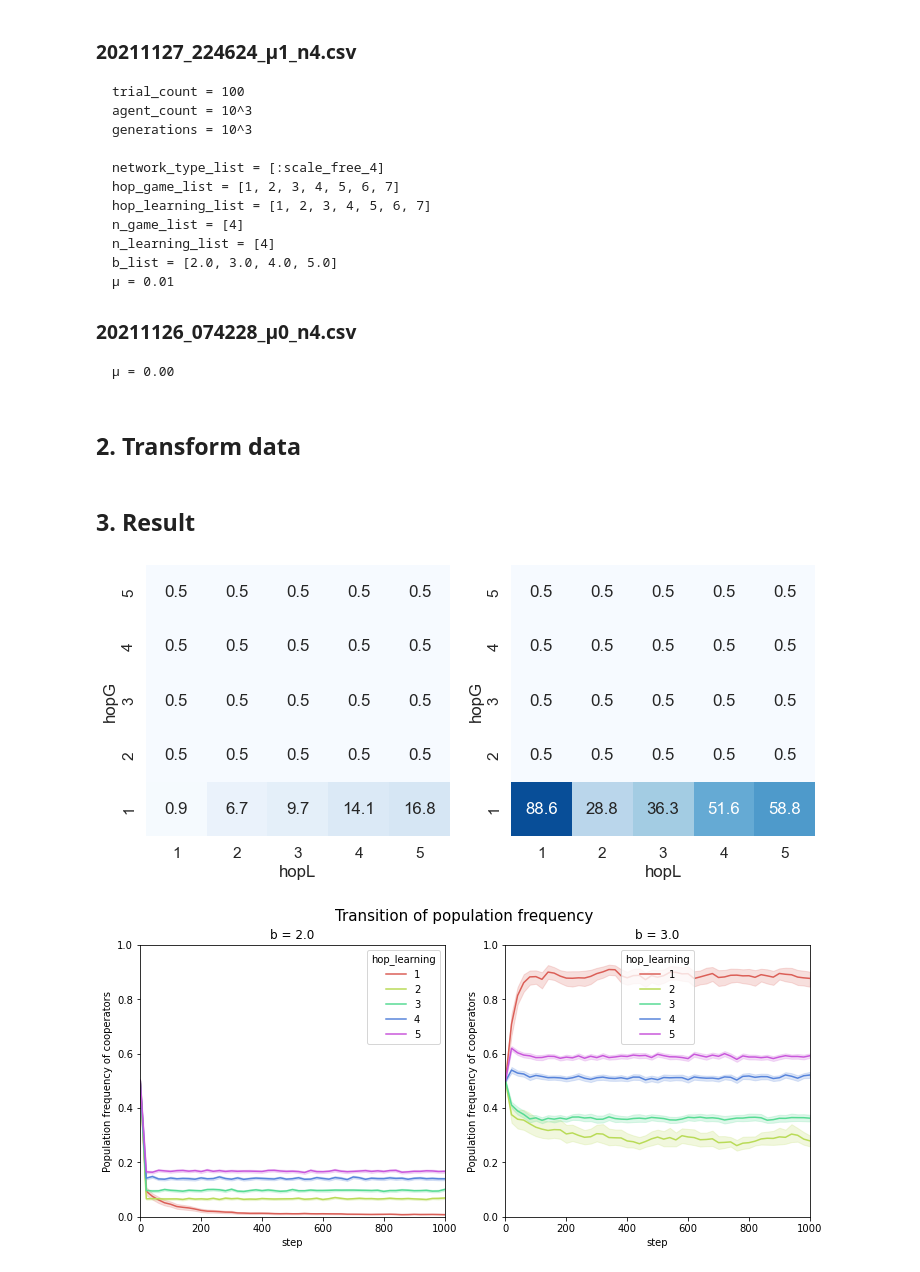
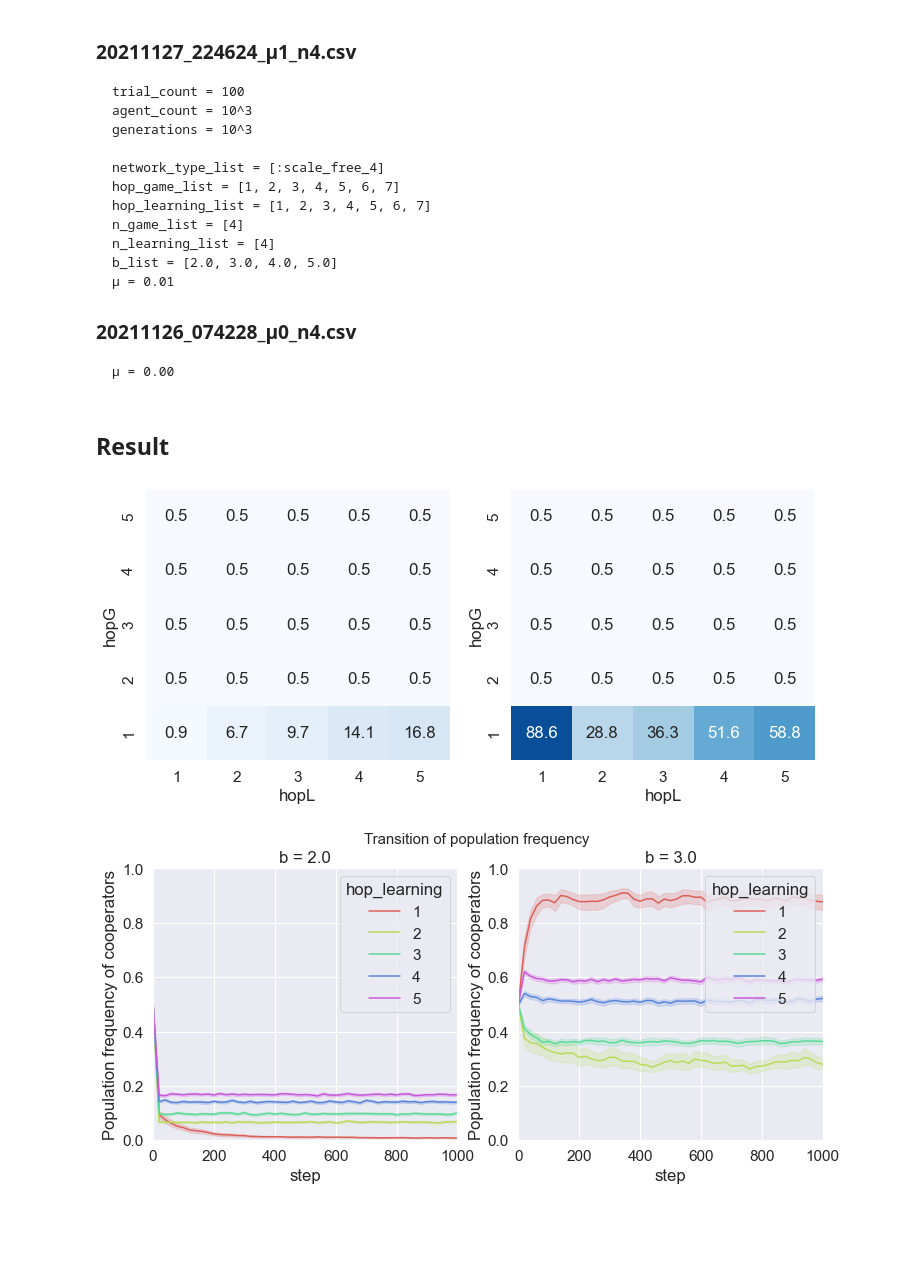
Before and after one commit to mas178/social-simulation, a Jupyter notebook: Inaba2021/Fig3.ipynb, the cells around one changed output. Drawn from its saved outputs; the diff is of its cells as text; code cells hidden in the pictures; blank space fills up the shorter version.

```diff
--- a/Inaba2021/Fig3.ipynb
+++ b/Inaba2021/Fig3.ipynb
@@ -56,6 +58,13 @@ def mean_by_hop_b(df: pd.DataFrame) -> pd.DataFrame:
     ]).agg({
         'cooperator_rate': np.mean
     }).reset_index()
+
+def transform_for_heatmaps(df: pd.DataFrame, network_type: str) -> pd.DataFrame:
+    _df = filter_by_network_hop_n_b(df, network_type, [1, 2, 3, 4, 5], [1, 2, 3, 4, 5], 4, 4, [2, 3])
+    _df = filter_by_step(_df, 800)
+    _df = mean_by_hop_b(_df)
+    _df['cooperator_rate'] = _df['cooperator_rate'] * 100
+    return _df
 
 def pibot_by_hop(df: pd.DataFrame) -> pd.DataFrame:
     return pd.pivot_table(
@@ -88,3 +97,10 @@ def draw_lines(df: pd.DataFrame):
         palette = sns.color_palette('hls', len(set(df.hop_learning)))
         sns.lineplot(data=_df, x='step', y='cooperator_rate', hue='hop_learning', palette=palette, ax=axes[x])
         # plt.savefig('img/draw_lines_b{}.png'.format(b), dpi = 300)
+
+def show(csv_file_name: str):
+    df = load_df_all(csv_file_name)
+    df_last200 = transform_for_heatmaps(df, 'scale_free_4')
+    df_learning = filter_by_network_hop_n_b(df, 'scale_free_4', [1], [1, 2, 3, 4, 5], 4, 4, [2, 3])
+    draw_heatmaps(df_last200)
+    draw_lines(df_learning)
@@ -94,2 +106,0 @@ df_μ1 = load_df_all("data/20211127_224624_μ1_n4.csv")
-# %% [markdown]
-## 2. Transform data
@@ -113,11 +107,7 @@ df_μ1_learning = filter_by_network_hop_n_b(df_μ1, 'scale_free', [1], [1, 2, 3,
 # %% [markdown]
-## 3. Result
+## Result
-# %%
-sns.set(font_scale = 1.4, style = 'darkgrid')
-draw_heatmaps(df_μ1_last200)
-# %% [output]
-[figure, removed]
-# %%
-draw_lines(df_μ1_learning)
-# %% [output]
-[figure, removed]
+# %%
+show("data/20211127_224624_μ1_n4.csv")
+# %% [output]
+[figure, added]
+[figure, added]
```
Also changed, not shown: parts of 6 cells of this notebook, 2 other files.
